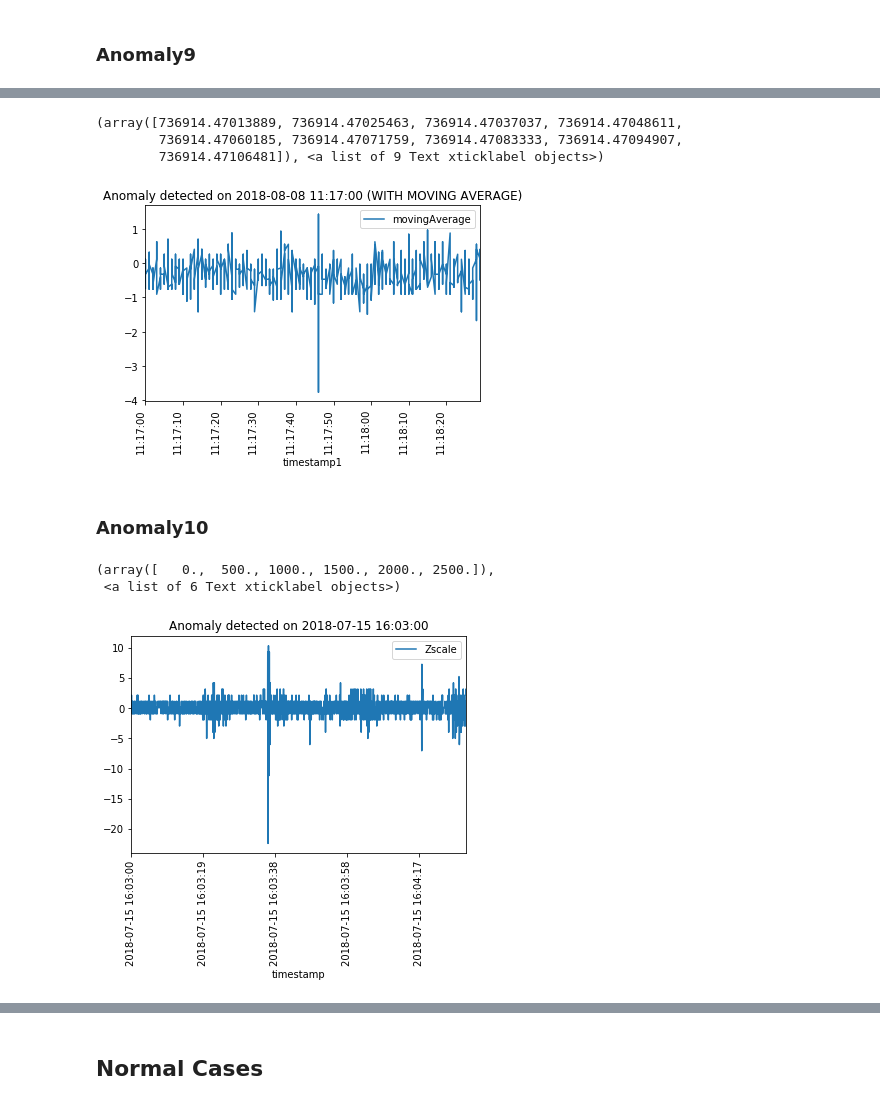
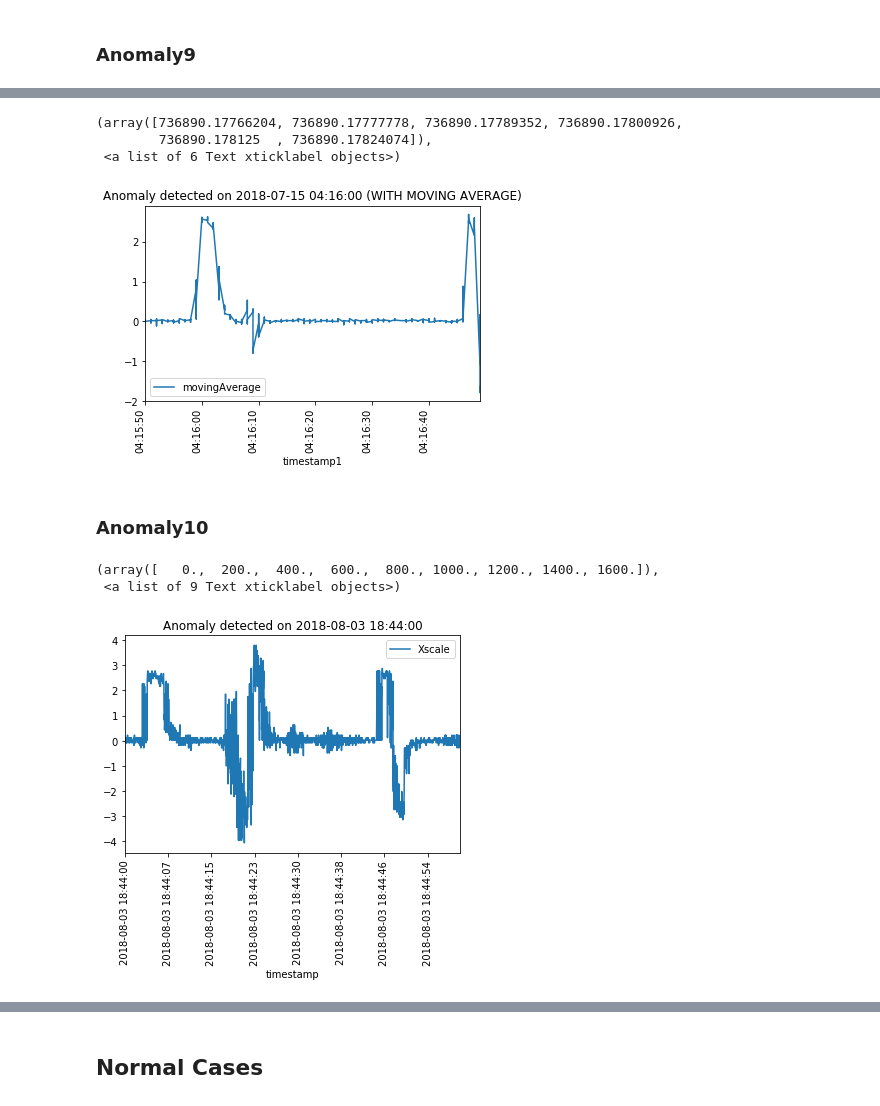
Before and after one commit to Ria-Thomas/DeviationFinder, a Jupyter notebook: EDA/EDA-Lift14.ipynb, the cells around one changed output, grey strips where cells are left out. Cells and saved outputs as stored; diff of their text form; code cells hidden in the pictures.

```diff
--- a/EDA/EDA-Lift14.ipynb
+++ b/EDA/EDA-Lift14.ipynb
@@ -383,23 +394,23 @@ plt.xticks(rotation=90)
 
 # This is the plot for window size 3
 temp_avg.plot(x ='timestamp1', y='movingAverage', kind = 'line')
-plt.title("Anomaly detected on 2018-08-08 11:17:00 (WITH MOVING AVERAGE)")
+plt.title("Anomaly detected on 2018-07-15 04:16:00 (WITH MOVING AVERAGE)")
 plt.xticks(rotation=90)
 # %% [output]
-(array([736914.47013889, 736914.47025463, 736914.47037037, 736914.47048611,
-        736914.47060185, 736914.47071759, 736914.47083333, 736914.47094907,
-        736914.47106481]), <a list of 9 Text xticklabel objects>)
+(array([736890.17766204, 736890.17777778, 736890.17789352, 736890.17800926,
+        736890.178125  , 736890.17824074]),
+ <a list of 6 Text xticklabel objects>)
-[figure, old version]
+[figure, new version]
 # %% [markdown]
 ### Anomaly10
 # %%
-temp_pandas.plot(x ='timestamp', y='Zscale', kind = 'line')
-plt.title("Anomaly detected on 2018-07-15 16:03:00")
+temp_pandas.plot(x ='timestamp', y='Xscale', kind = 'line')
+plt.title("Anomaly detected on 2018-08-03 18:44:00")
 plt.xticks(rotation=90)
 # %% [output]
-(array([   0.,  500., 1000., 1500., 2000., 2500.]),
- <a list of 6 Text xticklabel objects>)
+(array([   0.,  200.,  400.,  600.,  800., 1000., 1200., 1400., 1600.]),
+ <a list of 9 Text xticklabel objects>)
-[figure, old version]
+[figure, new version]
 # %%
 
 # This is the plot for window size 3
```
Also changed, not shown: parts of 48 cells of this notebook.
